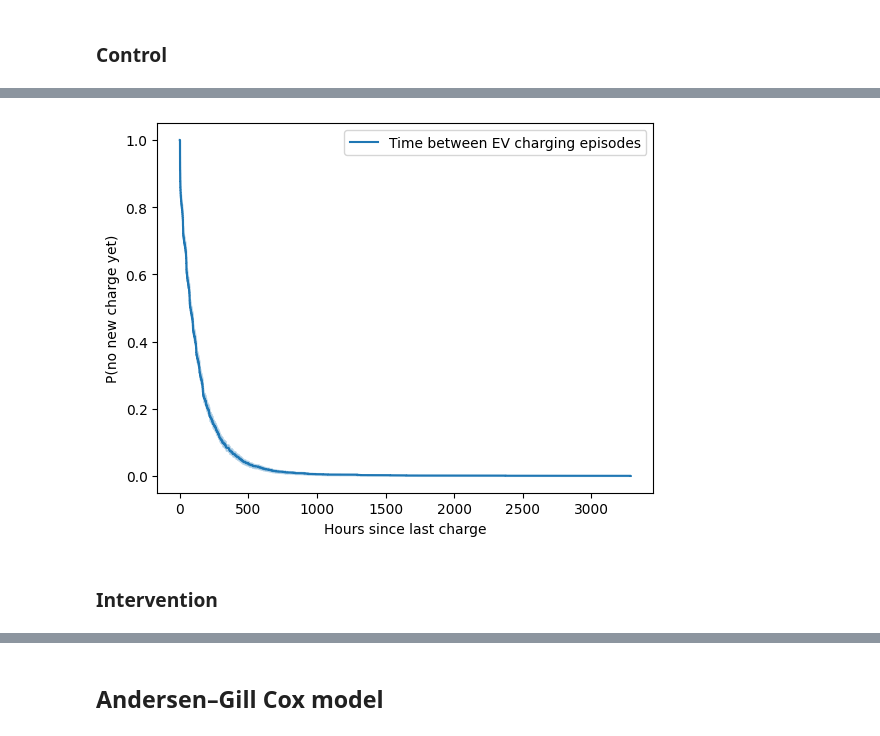
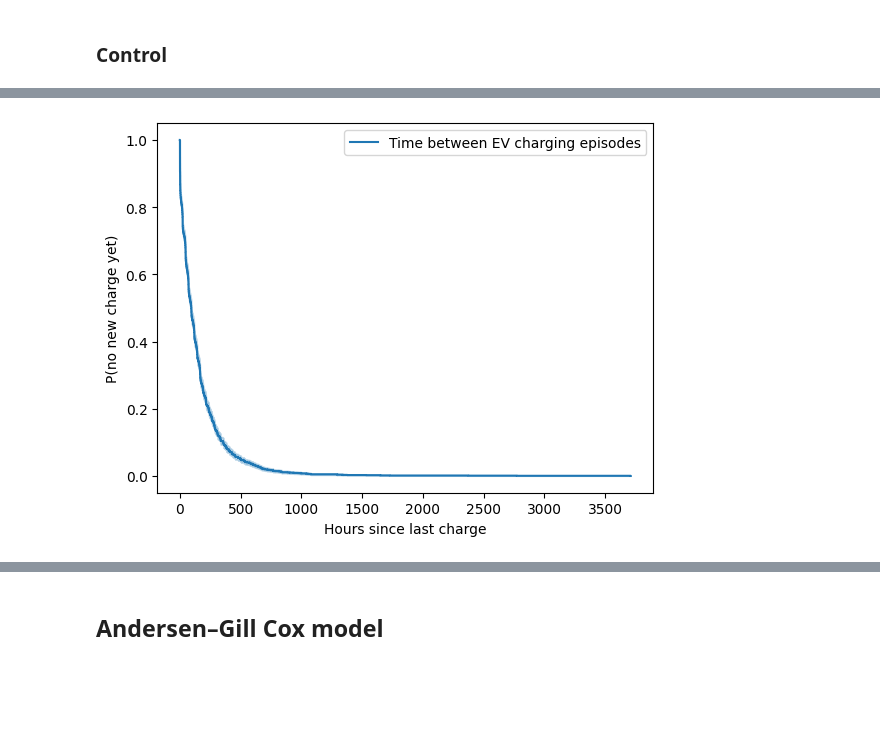
Before and after one commit to dumontduval/opticharge, a Jupyter notebook: notebooks/N00_Introductory.ipynb, the cells around one changed output, grey strips where cells are left out. Saved outputs shown, nothing was run; the diff lists cells and outputs as text; code cells hidden in the pictures; blank space fills up the shorter version.

```diff
--- a/notebooks/N00_Introductory.ipynb
+++ b/notebooks/N00_Introductory.ipynb
@@ -100,7 +216,7 @@ def calculate_gaps(episodes):
     .with_columns(
         ((pl.col("next_start") - pl.col("end_ts")).dt.total_minutes()/60).alias("gap_hours_till_next_charge")
     )
-    .select(["household", "start_ts", "end_ts", "next_start", "gap_hours_till_next_charge"])
+    # .select(["household", "start_ts", "end_ts", "next_start", "gap_hours_till_next_charge"])
     )
 
     return gap_times
@@ -573,27 +603,2 @@ Error:
 # %% [markdown]
 ## Creation of events df
-# %%
-def find_charge_events(df_post_ev, Q = 0.99): # threshold quantile
-
-    # high quantile method
-
-    cols = ["household", "is_weekend", "season", 'time_period']
-
-    ev_threshold = (
-        df_post_ev
-        .group_by(cols)
-        .agg(pl.col("kwh").quantile(Q, interpolation="nearest").alias("ev_threshold"))
-    )
-
-    df_flagged = (
-        df_post_ev
-        .join(ev_threshold, on=cols)
-        .with_columns(
-            (
-                pl.col("kwh")
-                > pl.max_horizontal(pl.col("ev_threshold"), pl.lit(1.8))
-            ).alias("ev_like")
-        )
-    )
-
-    return df_flagged
@@ -709,5 +693,5 @@ shape: (110, 4)
 # %% [markdown]
 ### Control
 # %%
-episodes = gen_df_events(df_flagged_C)
-episodes
+episodes_C = gen_df_events(df_flagged_C)
+episodes_I = gen_df_events(df_flagged_I)
@@ -729,4 +715,10 @@ shape: (3_303, 4)
 # %%
-gap_times = calculate_gaps(episodes)
+gap_times_C = calculate_gaps(episodes_C).to_pandas()
+gap_times_C['intervention'] = 0
+
+gap_times_I = calculate_gaps(episodes_I).to_pandas()
+gap_times_I['intervention'] = 1
+
+gap_times = pd.concat([gap_times_C, gap_times_I])
 gap_times
 # %% [output]
@@ -747,16 +752,14 @@ shape: (3_214, 5)
 # %%
 # How long after a charge does the next charge happen?
 
 kmf = ll.KaplanMeierFitter()
-kmf.fit(gap_times["gap_hours_till_next_charge"], label="Time between EV charging episodes")
+kmf.fit(gap_times_C["gap_hours_till_next_charge"], label="Time between EV charging episodes")
 kmf.plot_survival_function()
 
 plt.xlabel("Hours since last charge")
 plt.ylabel("P(no new charge yet)")
 plt.show()
 
 #Steep drop = frequent charging
 # %% [output]
-[figure, old version]
+[figure, new version]
-# %% [markdown]
-### Intervention
```
Also changed, not shown: parts of 27 cells of this notebook.
